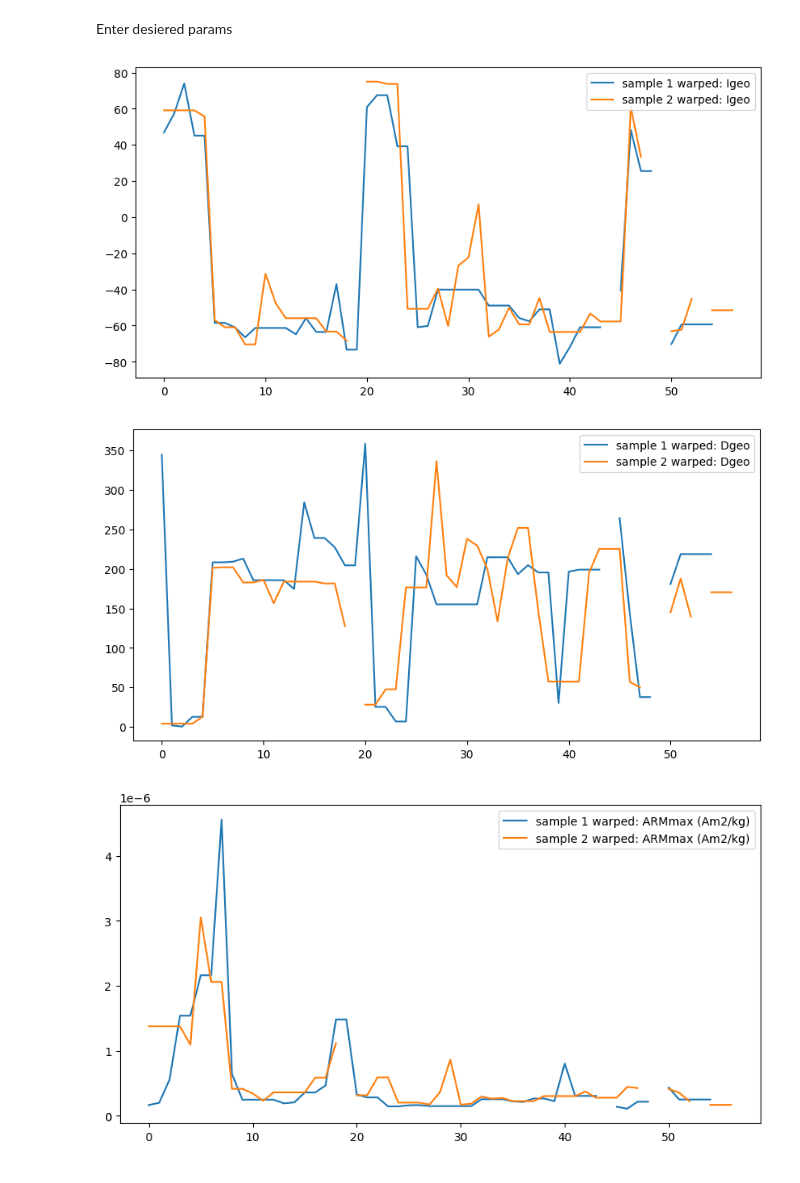
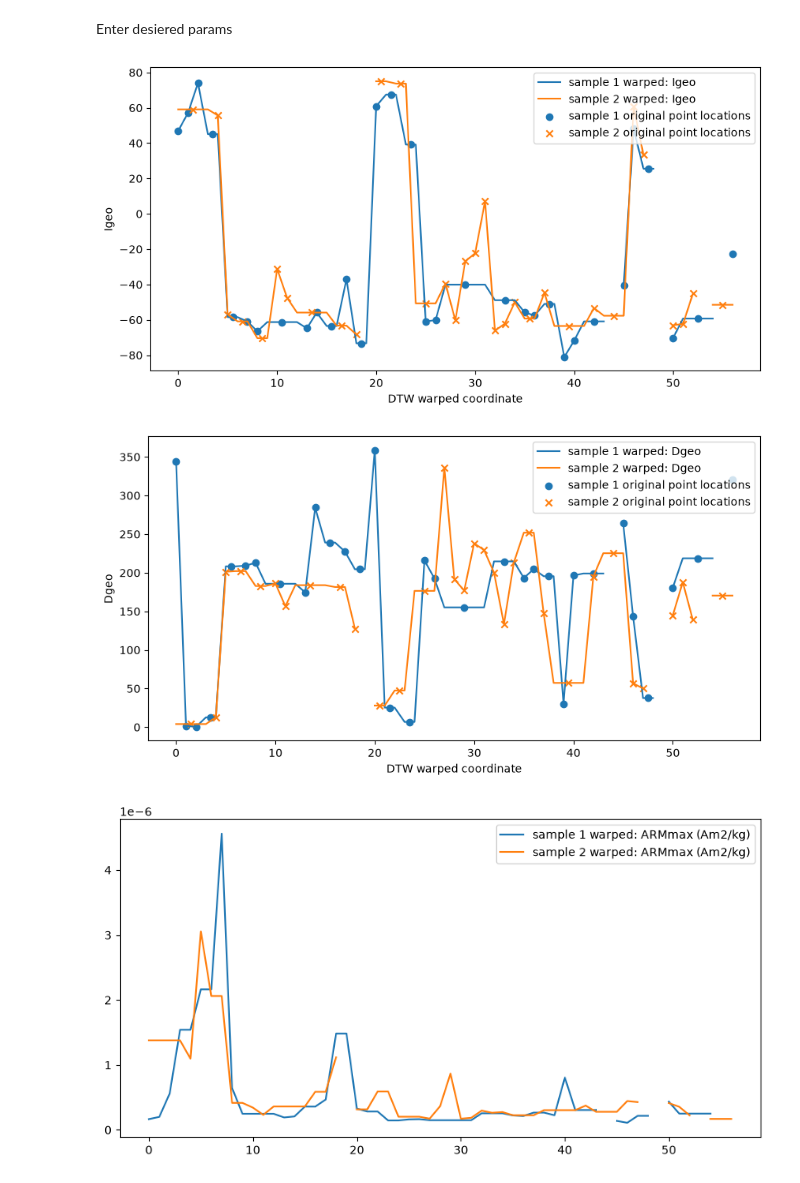
Before and after one commit to Stellaerranti/DTW-paleomag, a Jupyter notebook: DTW_weighted_params.ipynb, the cells around one changed output. Drawn from its saved outputs; the diff is of its cells as text; code cells hidden in the pictures.

Commit message:
Dir plot done
Todo: доделать множественное сравнение. Сделать осреднение.

```diff
--- a/DTW_weighted_params.ipynb
+++ b/DTW_weighted_params.ipynb
@@ -138,6 +168,9 @@ Index(['thickness, mm', 'Piece', 'sample №', 'thick, mm', 'weight, g',
+# %%
+name1 = 'C'
+name2 = 'B'
 # %%
-sheet_1 = dfs['C']
-sheet_2 = dfs['B']
+sheet_1 = dfs[name1]
+sheet_2 = dfs[name2]
 # %%
 sample_1 = parse_data(sheet_1, 'Igeo', 1)
 sample_2 = parse_data(sheet_2, 'Igeo', 1)
@@ -210,28 +243,81 @@ idx1, idx2, dist = anchored_dtw_multi(
 param_name = "Igeo"
 param_id = params.index(param_name)
 
+warp_axis = np.arange(len(idx1))
+
+x_warped = x[idx1, param_id]
+y_warped = y[idx2, param_id]
+
+orig_x_ids, x_point_positions = original_points_on_warped_axis(idx1)
+orig_y_ids, y_point_positions = original_points_on_warped_axis(idx2)
+
 plt.figure(figsize=(10, 5))
 
-plt.plot(x[idx1, param_id], label=f"sample 1 warped: {param_name}")
-plt.plot(y[idx2, param_id], label=f"sample 2 warped: {param_name}")
+plt.plot(warp_axis, x_warped, label=f"sample 1 warped: {param_name}")
+plt.plot(warp_axis, y_warped, label=f"sample 2 warped: {param_name}")
 
-plt.legend()
+plt.scatter(
+    x_point_positions,
+    x[orig_x_ids, param_id],
+    marker="o",
+    label="sample 1 original point locations"
+)
+
+plt.scatter(
+    y_point_positions,
+    y[orig_y_ids, param_id],
+    marker="x",
+    label="sample 2 original point locations"
+)
+
+inc = x[idx1, param_id]
+inc2 = y[idx2, param_id]
+plt.xlabel("DTW warped coordinate")
+plt.ylabel(param_name)
+plt.legend(loc = 'upper right')
 plt.show()
 # %% [output]
-[figure, old version]
+[figure, new version]
 # %%
 param_name = "Dgeo"
 param_id = params.index(param_name)
 
+warp_axis = np.arange(len(idx1))
+
+x_warped = x[idx1, param_id]
+y_warped = y[idx2, param_id]
+
+orig_x_ids, x_point_positions = original_points_on_warped_axis(idx1)
+orig_y_ids, y_point_positions = original_points_on_warped_axis(idx2)
+
 plt.figure(figsize=(10, 5))
 
-plt.plot(x[idx1, param_id], label=f"sample 1 warped: {param_name}")
-plt.plot(y[idx2, param_id], label=f"sample 2 warped: {param_name}")
+plt.plot(warp_axis, x_warped, label=f"sample 1 warped: {param_name}")
+plt.plot(warp_axis, y_warped, label=f"sample 2 warped: {param_name}")
 
-plt.legend()
+plt.scatter(
+    x_point_positions,
+    x[orig_x_ids, param_id],
+    marker="o",
+    label="sample 1 original point locations"
+)
+
+plt.scatter(
+    y_point_positions,
+    y[orig_y_ids, param_id],
+    marker="x",
+    label="sample 2 original point locations"
+)
+
+dec = x[idx1, param_id]
+dec2 = y[idx2, param_id]
+
+plt.xlabel("DTW warped coordinate")
+plt.ylabel(param_name)
+plt.legend(loc = 'upper right')
 plt.show()
 # %% [output]
-[figure, old version]
+[figure, new version]
 # %%
 param_name = "ARMmax (Am2/kg)"
 param_id = params.index(param_name)
```
Also changed, not shown: parts of 9 cells of this notebook.
